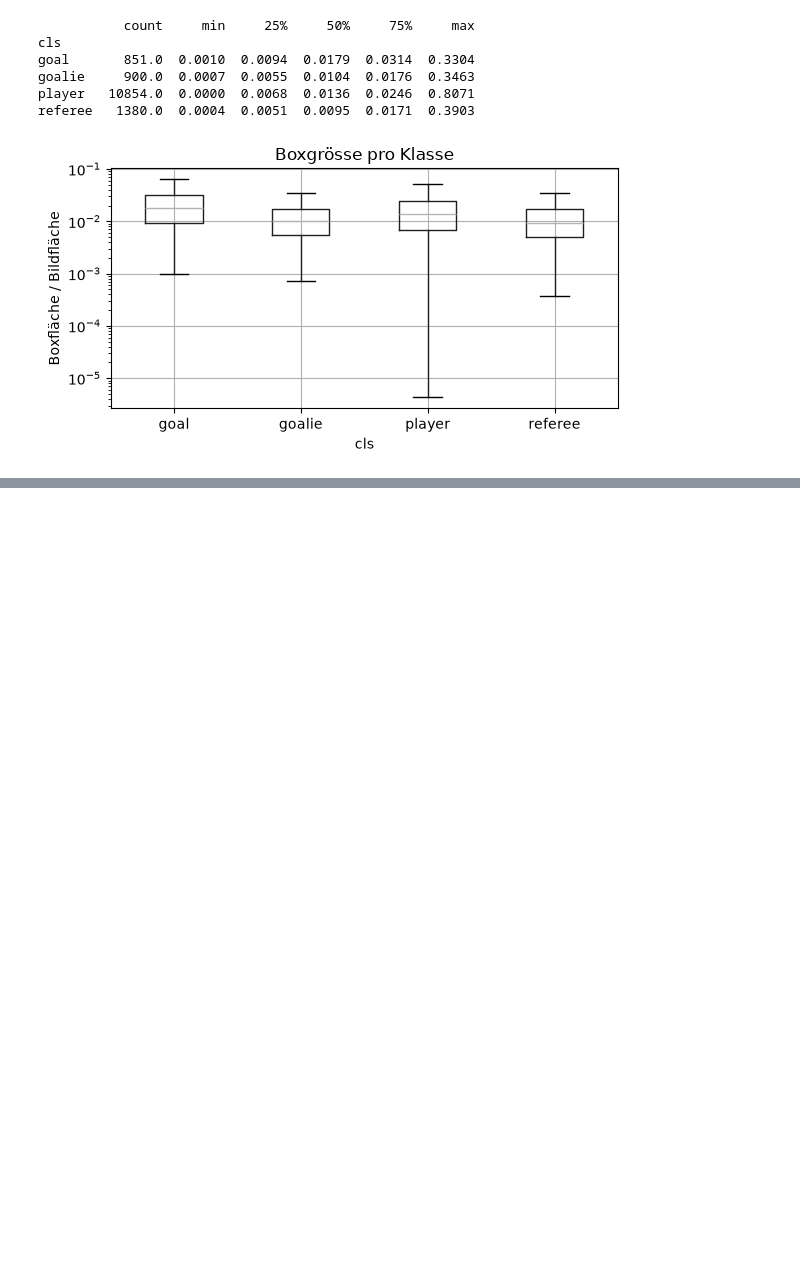
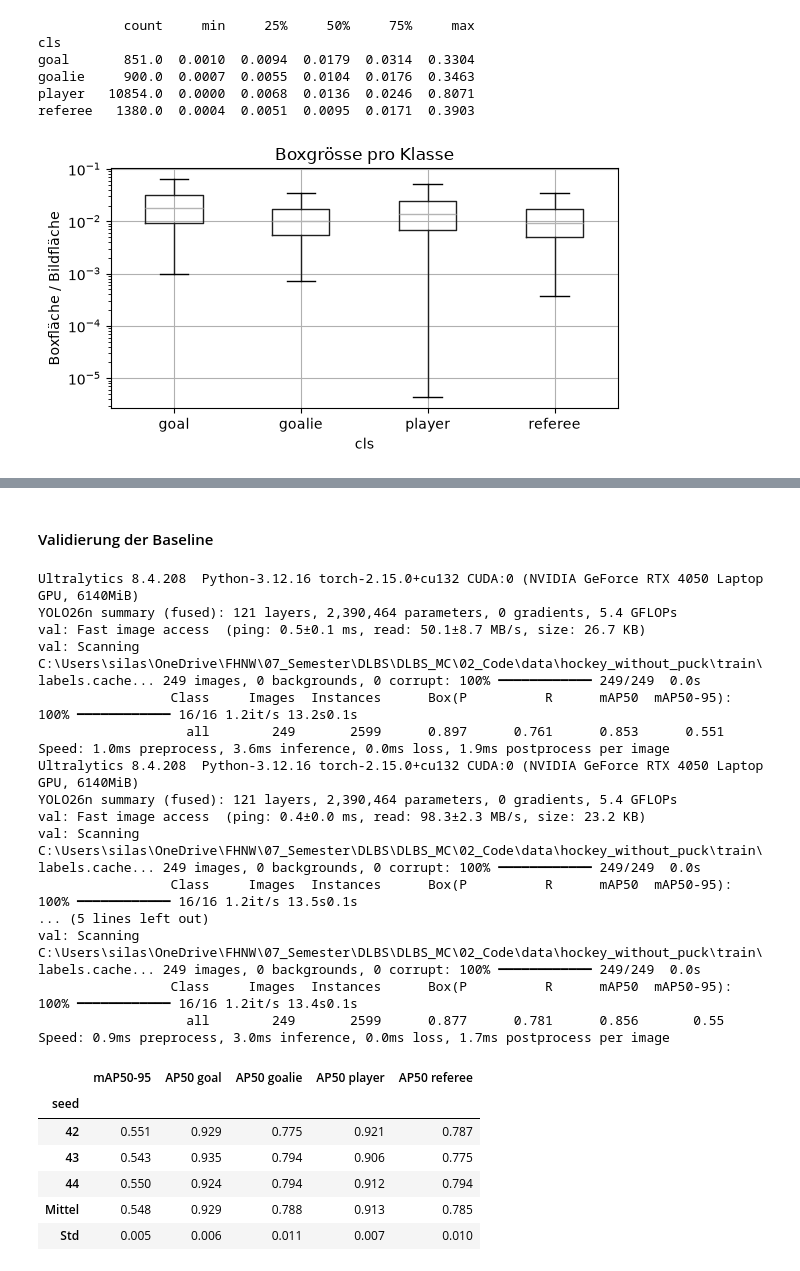
Before and after one commit to Tschoppsilas/DLBS_MC, a Jupyter notebook: 02_Code/notebooks/abgabe.ipynb, the cells around one changed output, grey strips where cells are left out. Drawn from its saved outputs; the diff is of its cells as text; code cells hidden in the pictures; blank space fills up the shorter version.

```diff
--- a/02_Code/notebooks/abgabe.ipynb
+++ b/02_Code/notebooks/abgabe.ipynb
@@ -229,0 +424,53 @@ plt.tight_layout(); plt.show()
+# %% [markdown]
+#### Validierung der Baseline
+# %%
+from ultralytics import YOLO
+
+zeilen = []
+for seed in TRAIN_SEEDS:
+    best = OUTPUT_DIR / "runs" / f"baseline_s{seed}" / "weights" / "best.pt"
+    model = YOLO(best.resolve())
+    metrics = model.val(
+        data=str(OUTPUT_DIR / "splits" / "data.yaml"),
+        split="val",
+        imgsz=640,
+        batch=16,
+        workers=4,
+        device=0,
+        plots=False,
+        verbose=False,
+    )
+    zeile = {"seed": seed, "mAP50-95": metrics.box.map}
+    for klasse, ap50 in zip(metrics.box.ap_class_index, metrics.box.ap50):
+        zeile[f"AP50 {metrics.names[klasse]}"] = ap50
+    zeilen.append(zeile)
+
+baseline_val = pd.DataFrame(zeilen).set_index("seed")
+baseline_val.loc["Mittel"] = baseline_val.mean()
+baseline_val.loc["Std"] = baseline_val.iloc[:3].std()
+baseline_val.round(3)
+# %% [output]
+Ultralytics 8.4.208  Python-3.12.16 torch-2.15.0+cu132 CUDA:0 (NVIDIA GeForce RTX 4050 Laptop GPU, 6140MiB)
+YOLO26n summary (fused): 121 layers, 2,390,464 parameters, 0 gradients, 5.4 GFLOPs
+val: Fast image access  (ping: 0.5±0.1 ms, read: 50.1±8.7 MB/s, size: 26.7 KB)
+val: Scanning C:\Users\silas\OneDrive\FHNW\07_Semester\DLBS\DLBS_MC\02_Code\data\hockey_without_puck\train\labels.cache... 249 images, 0 backgrounds, 0 corrupt: 100% ━━━━━━━━━━━━ 249/249  0.0s
+                 Class     Images  Instances      Box(P          R      mAP50  mAP50-95): 100% ━━━━━━━━━━━━ 16/16 1.2it/s 13.2s0.1s
+                   all        249       2599      0.897      0.761      0.853      0.551
+Speed: 1.0ms preprocess, 3.6ms inference, 0.0ms loss, 1.9ms postprocess per image
+Ultralytics 8.4.208  Python-3.12.16 torch-2.15.0+cu132 CUDA:0 (NVIDIA GeForce RTX 4050 Laptop GPU, 6140MiB)
+YOLO26n summary (fused): 121 layers, 2,390,464 parameters, 0 gradients, 5.4 GFLOPs
+val: Fast image access  (ping: 0.4±0.0 ms, read: 98.3±2.3 MB/s, size: 23.2 KB)
+val: Scanning C:\Users\silas\OneDrive\FHNW\07_Semester\DLBS\DLBS_MC\02_Code\data\hockey_without_puck\train\labels.cache... 249 images, 0 backgrounds, 0 corrupt: 100% ━━━━━━━━━━━━ 249/249  0.0s
+                 Class     Images  Instances      Box(P          R      mAP50  mAP50-95): 100% ━━━━━━━━━━━━ 16/16 1.2it/s 13.5s0.1s
+... (5 lines left out)
+val: Scanning C:\Users\silas\OneDrive\FHNW\07_Semester\DLBS\DLBS_MC\02_Code\data\hockey_without_puck\train\labels.cache... 249 images, 0 backgrounds, 0 corrupt: 100% ━━━━━━━━━━━━ 249/249  0.0s
+                 Class     Images  Instances      Box(P          R      mAP50  mAP50-95): 100% ━━━━━━━━━━━━ 16/16 1.2it/s 13.4s0.1s
+                   all        249       2599      0.877      0.781      0.856       0.55
+Speed: 0.9ms preprocess, 3.0ms inference, 0.0ms loss, 1.7ms postprocess per image
+|  | mAP50-95 | AP50 goal | AP50 goalie | AP50 player | AP50 referee |
+| seed |  |  |  |  |  |
+| 42 | 0.551 | 0.929 | 0.775 | 0.921 | 0.787 |
+| 43 | 0.543 | 0.935 | 0.794 | 0.906 | 0.775 |
+| 44 | 0.550 | 0.924 | 0.794 | 0.912 | 0.794 |
+| Mittel | 0.548 | 0.929 | 0.788 | 0.913 | 0.785 |
+| Std | 0.005 | 0.006 | 0.011 | 0.007 | 0.010 |
```
Also changed, not shown: parts of 39 cells of this notebook, 7 other files.
